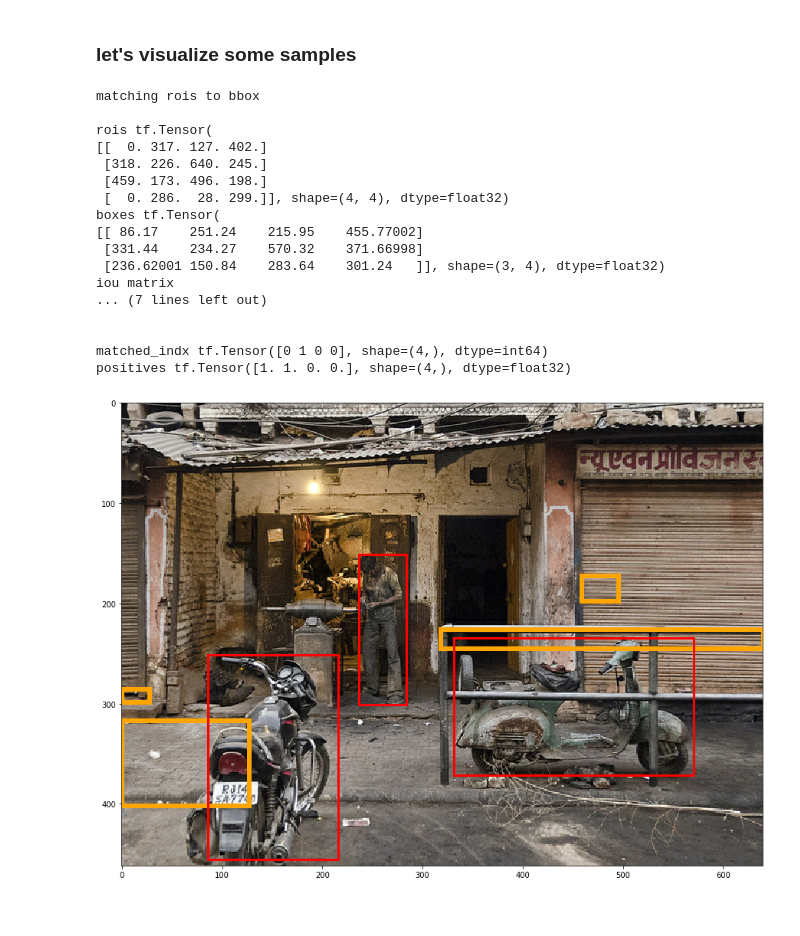
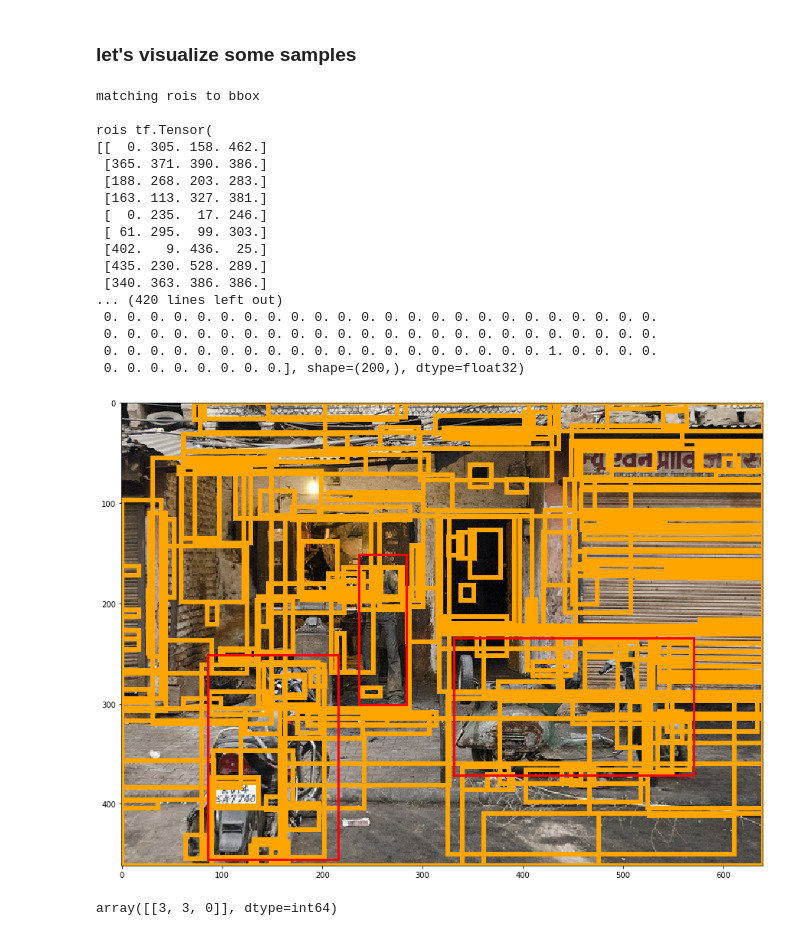
Before and after one commit to valentin-fngr/Neural-Network-Practices, a Jupyter notebook: convolutions/RCNN/rcnn_data.ipynb, the cells around one changed output. Saved outputs shown, nothing was run; the diff lists cells and outputs as text; code cells hidden in the pictures.

Commit message:
Label encoder , batches

```diff
--- a/convolutions/RCNN/rcnn_data.ipynb
+++ b/convolutions/RCNN/rcnn_data.ipynb
@@ -83,7 +83,7 @@ class ROI:
         self.height = resize_width
         self.width = resize_height
 
-    def generate_roi(self, image, roi_nb):
+    def generate_roi(self, image, roi_nb, scale=True):
         '''
             return roi_nb ROI for the image of shape : x, y, w, h
             Arguments:
@@ -92,10 +92,12 @@ class ROI:
         '''
 
         # TODO `| RESIZE THE ROI !
-
         ss = cv2.ximgproc.segmentation.createSelectiveSearchSegmentation()
         ss.setBaseImage(image)
         ss.switchToSelectiveSearchFast()
         rects = ss.process()[:roi_nb]
 
-        return tf.cast(tf.stack([rects[:,0], rects[:,1], rects[:,2], rects[:,3]], axis=-1), dtype=tf.float32)
+        rects = tf.cast(tf.stack([rects[:,0], rects[:,1], rects[:,2], rects[:,3]], axis=-1), dtype=tf.float32)
+        if scale:
+            rects = scale_bbox_down(rects, (image.shape[0], image.shape[1]))
+        return rects
@@ -189,7 +112,7 @@ def convert_to_xywh(boxes):
     return tf.stack([boxes[:, 1], boxes[:, 0], boxes[:, 3] - boxes[:, 1], boxes[:,2] - boxes[:,0]], axis=-1)
 
 
-def scale_bbox(boxes, image_shape):
+def scale_bbox_up(boxes, image_shape):
 
     '''
         Scale boxes with format xywh
@@ -200,6 +123,17 @@ def scale_bbox(boxes, image_shape):
     return tf.stack([boxes[:, 0] * x_scale, boxes[:, 1] * y_scale, boxes[:, 2] * x_scale, boxes[:,3] * y_scale], axis=-1)
 
 
+def scale_bbox_down(boxes, image_shape):
+
+    '''
+        Scale boxes with format xywh
+    '''
+
+    y_scale = image_shape[0]
+    x_scale = image_shape[1]
+    return tf.stack([boxes[:, 0] / x_scale, boxes[:, 1] / y_scale, boxes[:, 2] / x_scale, boxes[:,3] / y_scale], axis=-1)
+
+
 def convert_to_corner(boxes):
 
 
@@ -220,7 +154,7 @@ train_dataset
 # %% [markdown]
 ### let's visualize some samples
 # %%
-batch = train_dataset.take(1)
+# batch = train_dataset.take(1)
 
 for idx, sample in enumerate(batch):
 #     print(sample["image/id"])
@@ -229,47 +163,55 @@ for idx, sample in enumerate(batch):
     bboxs = sample["objects"]["bbox"]
 #     print("bobxs shape ", bboxs.shape)
     labels = sample["objects"]["label"]
 #     print("lables shape ,", labels.shape)
     plt.figure(figsize=(15,15))
     plt.imshow(image)
     ax = plt.gca()
     bboxs = convert_to_xywh(bboxs)
-    bboxs = scale_bbox(bboxs, (image.shape[0], image.shape[1]))
+    bboxs = scale_bbox_up(bboxs, (image.shape[0], image.shape[1]))
 
-    rois = ROI().generate_roi(image.numpy(), 4)
+    rois = ROI().generate_roi(image.numpy(), 200, scale=False)
 
     print("matching rois to bbox \n")
     matched_indx, positives, negatives = LabelEncoder()._match_roi_boxes(rois, bboxs)
     print()
     print("matched_indx", matched_indx)
     print("positives", positives)
     # generate roi
     for roi in rois:
 
         rect2 = plt.Rectangle((roi[0], roi[1]), roi[2], roi[3],linewidth=6,edgecolor='orange',facecolor='none')
         ax.add_patch(rect2)
 
     for bbox_index, (bbox, label) in enumerate(zip(bboxs, labels)):
 
         rect = plt.Rectangle((bbox[0], bbox[1]), bbox[2], bbox[3],linewidth=3,edgecolor='r',facecolor='none')
         ax.add_patch(rect)
     break
 # %% [output]
 matching rois to bbox
 
 rois tf.Tensor(
-[[  0. 317. 127. 402.]
- [318. 226. 640. 245.]
- [459. 173. 496. 198.]
- [  0. 286.  28. 299.]], shape=(4, 4), dtype=float32)
-boxes tf.Tensor(
-[[ 86.17    251.24    215.95    455.77002]
- [331.44    234.27    570.32    371.66998]
- [236.62001 150.84    283.64    301.24   ]], shape=(3, 4), dtype=float32)
-iou matrix
-... (7 lines left out)
-
-
-matched_indx tf.Tensor([0 1 0 0], shape=(4,), dtype=int64)
-positives tf.Tensor([1. 1. 0. 0.], shape=(4,), dtype=float32)
+[[  0. 305. 158. 462.]
+ [365. 371. 390. 386.]
+ [188. 268. 203. 283.]
+ [163. 113. 327. 381.]
+ [  0. 235.  17. 246.]
+ [ 61. 295.  99. 303.]
+ [402.   9. 436.  25.]
+ [435. 230. 528. 289.]
+ [340. 363. 386. 386.]
+... (420 lines left out)
+ 0. 0. 0. 0. 0. 0. 0. 0. 0. 0. 0. 0. 0. 0. 0. 0. 0. 0. 0. 0. 0. 0. 0. 0.
+ 0. 0. 0. 0. 0. 0. 0. 0. 0. 0. 0. 0. 0. 0. 0. 0. 0. 0. 0. 0. 0. 0. 0. 0.
+ 0. 0. 0. 0. 0. 0. 0. 0. 0. 0. 0. 0. 0. 0. 0. 0. 0. 0. 0. 1. 0. 0. 0. 0.
+ 0. 0. 0. 0. 0. 0. 0. 0.], shape=(200,), dtype=float32)
-[figure, old version]
+[figure, new version]
+# %%
+array_batch = list(batch.as_numpy_iterator())
+batch_images = np.array([sample["image"] for sample in array_batch])
+gt_boxes = np.array([sample["objects"]["bbox"] for sample in array_batch])
+labels = np.array([sample["objects"]["label"] for sample in array_batch])
+labels
+# %% [output]
+array([[3, 3, 0]], dtype=int64)
```
Also changed, not shown: parts of 4 cells of this notebook.
